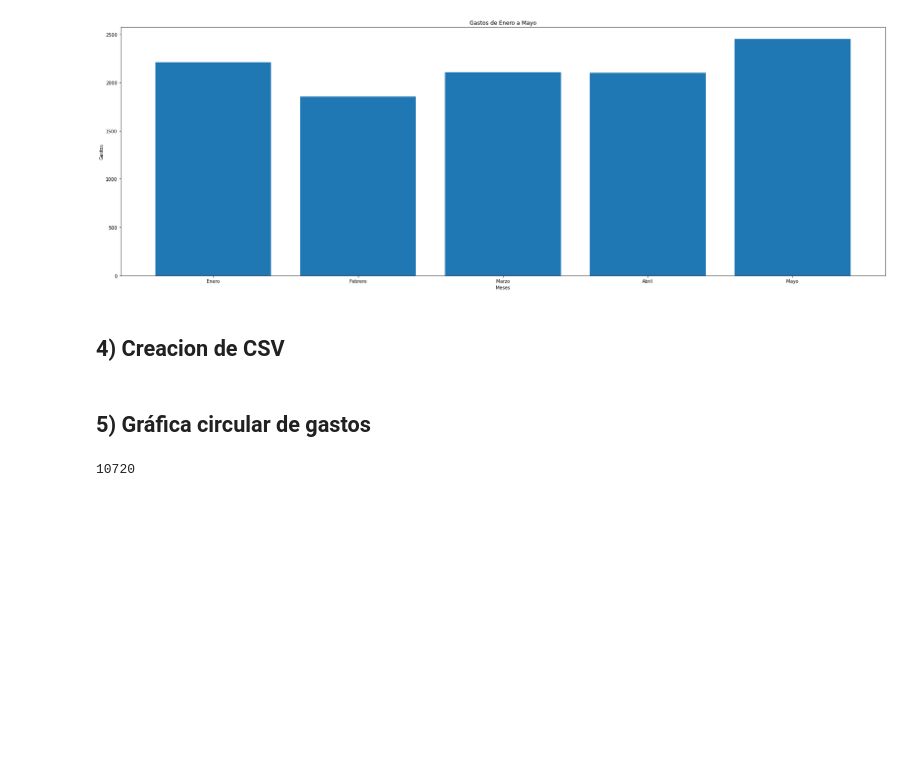
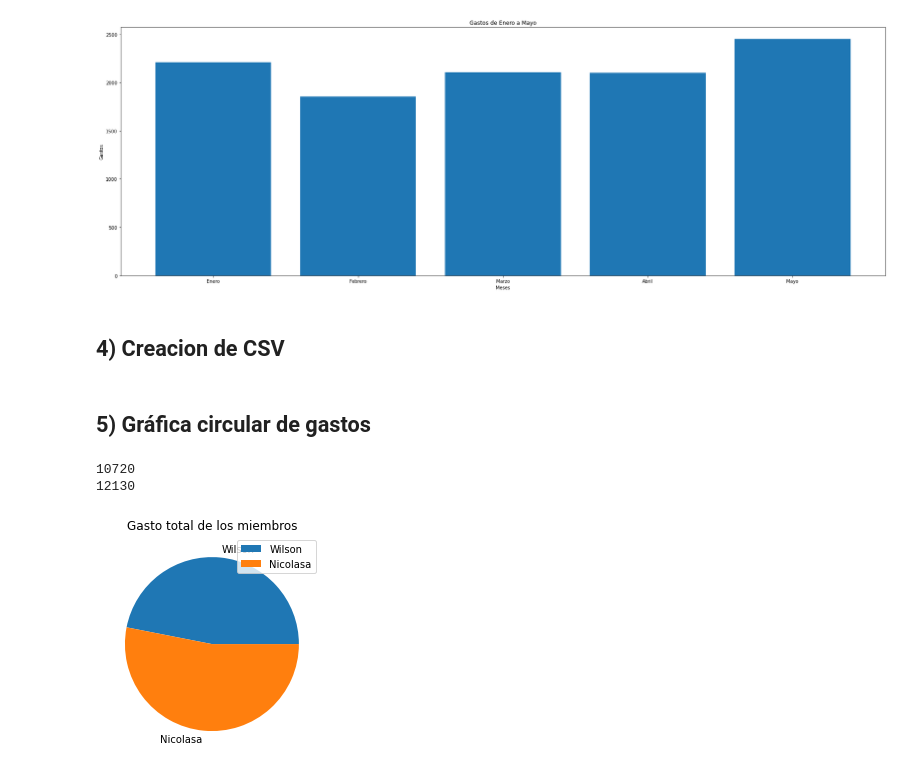
Before and after one commit to WilsonECN/LabModeloOriginal, a Jupyter notebook: Laboratorio Creacion Modelo original.ipynb, the cells around one changed output. Cells and saved outputs as stored; diff of their text form; code cells hidden in the pictures; blank space fills up the shorter version.

```diff
--- a/Laboratorio Creacion Modelo original.ipynb
+++ b/Laboratorio Creacion Modelo original.ipynb
@@ -2,5 +2,8 @@
 import pandas as pd
 import matplotlib.pyplot as plt
 import seaborn as sns
-
-datosWilson = pd.read_csv("C:/Users/wilso/JupyterProyects/LABORATORIO CREACIÓN DE MODELO ORIGINAL DE ANÁLISIS DE INFORMACIÓN/gastoswilson.csv")
+#directorios
+# path = "C:/Users/Nicole/Desktop/MLpythonModelado"
+# file = "LabModeloOriginal-main/gastoswilson.csv"
+datosWilson = pd.read_csv("C:/Users/Nicole/Desktop/MLpythonModelado/LabModeloOriginal-main/gastoswilson.csv")
+datosWilson.head(5)
@@ -6,0 +17,3 @@ datosWilson = pd.read_csv("C:/Users/wilso/JupyterProyects/LABORATORIO CREACIÓN
+# %%
+datosNicole = pd.read_csv("C:/Users/Nicole/Desktop/MLpythonModelado/DatosNicole/datosnicole.csv")
+datosNicole.head(5)
@@ -68,5 +126,26 @@ totalGastoCompleta.to_csv('C:/Users/wilso/JupyterProyects/LABORATORIO CREACIÓN
 # %%
 GastosWilson = datosWilson["Enero"].sum()+datosWilson["Febrero"].sum()+datosWilson["Marzo"].sum()+datosWilson["Abril"].sum()+datosWilson["Mayo"].sum()
 print(GastosWilson)
+
+GastosNicole = datosNicole["Enero"].sum()+datosNicole["Febrero"].sum()+datosNicole["Marzo"].sum()+datosNicole["Abril"].sum()+datosNicole["Mayo"].sum()
+print(GastosNicole)
 # %% [output]
 10720
+12130
+# %%
+wilson = [("Wilson", datosWilson["Enero"].sum()+datosWilson["Febrero"].sum()+datosWilson["Marzo"].sum()+datosWilson["Abril"].sum()+datosWilson["Mayo"].sum())]
+nicolasa = ["Nicolasa", datosNicole["Enero"].sum()+datosNicole["Febrero"].sum()+datosNicole["Marzo"].sum()+datosNicole["Abril"].sum()+datosNicole["Mayo"].sum()]
+
+Totales = pd.DataFrame(wilson,columns = ['Nombre' , 'Total_Gastos'])
+Totales.loc[1]=nicolasa
+
+Totales.head()
+
+
+plt.pie(Totales['Total_Gastos'],
+       labels=Totales['Nombre'])
+plt.title("Gasto total de los miembros")
+plt.legend()
+plt.show()
+# %% [output]
+[figure, added]
```
Also changed, not shown: parts of 7 cells of this notebook, 1 other file.
